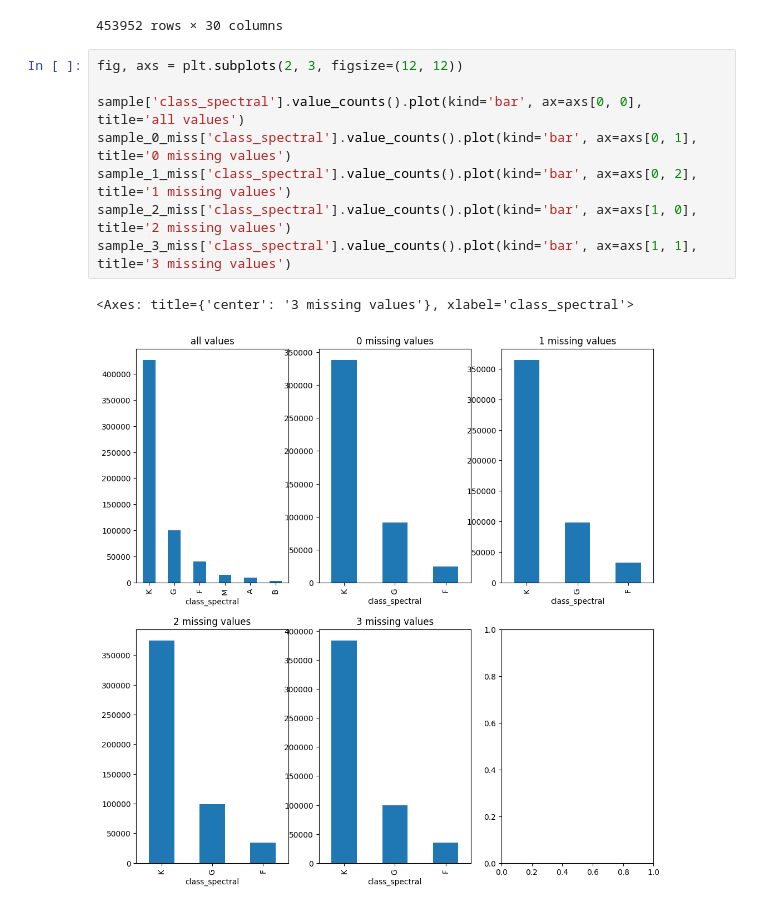
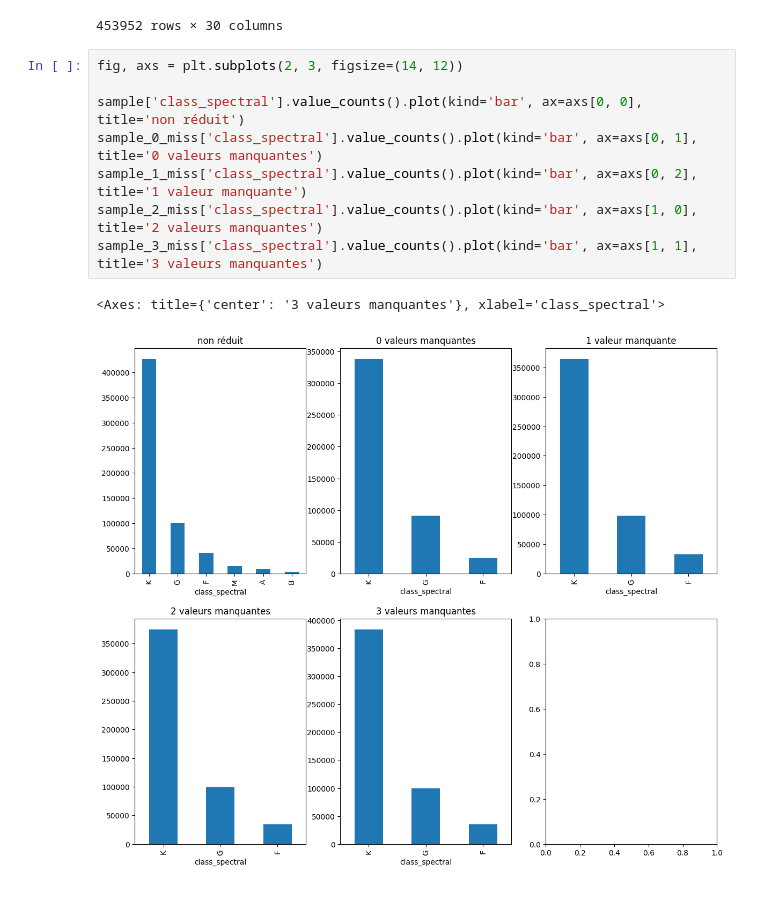
Before and after one commit to astrodeepnet/students-project-2024, a Jupyter notebook: Stats_Chemicals.ipynb, the cells around one changed output. Cells and saved outputs as stored; diff of their text form.

```diff
--- a/Stats_Chemicals.ipynb
+++ b/Stats_Chemicals.ipynb
@@ -404,14 +426,14 @@ sample_0_miss
 | 594010 | 2M23595980+1528407 | 10.786 | 10.546 | 10.513 | 3.972290 | -0.672220 | 1.472448 | 0.000000 | 0.210440 | 0.226260 | ... | ... |
 453952 rows × 30 columns
 # %%
-fig, axs = plt.subplots(2, 3, figsize=(12, 12))
+fig, axs = plt.subplots(2, 3, figsize=(14, 12))
 
-sample['class_spectral'].value_counts().plot(kind='bar', ax=axs[0, 0], title='all values')
-sample_0_miss['class_spectral'].value_counts().plot(kind='bar', ax=axs[0, 1], title='0 missing values')
-sample_1_miss['class_spectral'].value_counts().plot(kind='bar', ax=axs[0, 2], title='1 missing values')
-sample_2_miss['class_spectral'].value_counts().plot(kind='bar', ax=axs[1, 0], title='2 missing values')
-sample_3_miss['class_spectral'].value_counts().plot(kind='bar', ax=axs[1, 1], title='3 missing values')
+sample['class_spectral'].value_counts().plot(kind='bar', ax=axs[0, 0], title='non réduit')
+sample_0_miss['class_spectral'].value_counts().plot(kind='bar', ax=axs[0, 1], title='0 valeurs manquantes')
+sample_1_miss['class_spectral'].value_counts().plot(kind='bar', ax=axs[0, 2], title='1 valeur manquante')
+sample_2_miss['class_spectral'].value_counts().plot(kind='bar', ax=axs[1, 0], title='2 valeurs manquantes')
+sample_3_miss['class_spectral'].value_counts().plot(kind='bar', ax=axs[1, 1], title='3 valeurs manquantes')
 # %% [output]
-<Axes: title={'center': '3 missing values'}, xlabel='class_spectral'>
+<Axes: title={'center': '3 valeurs manquantes'}, xlabel='class_spectral'>
-[figure, old version]
+[figure, new version]
 # %%
```
Also changed, not shown: parts of 7 cells of this notebook, 1 other file.
